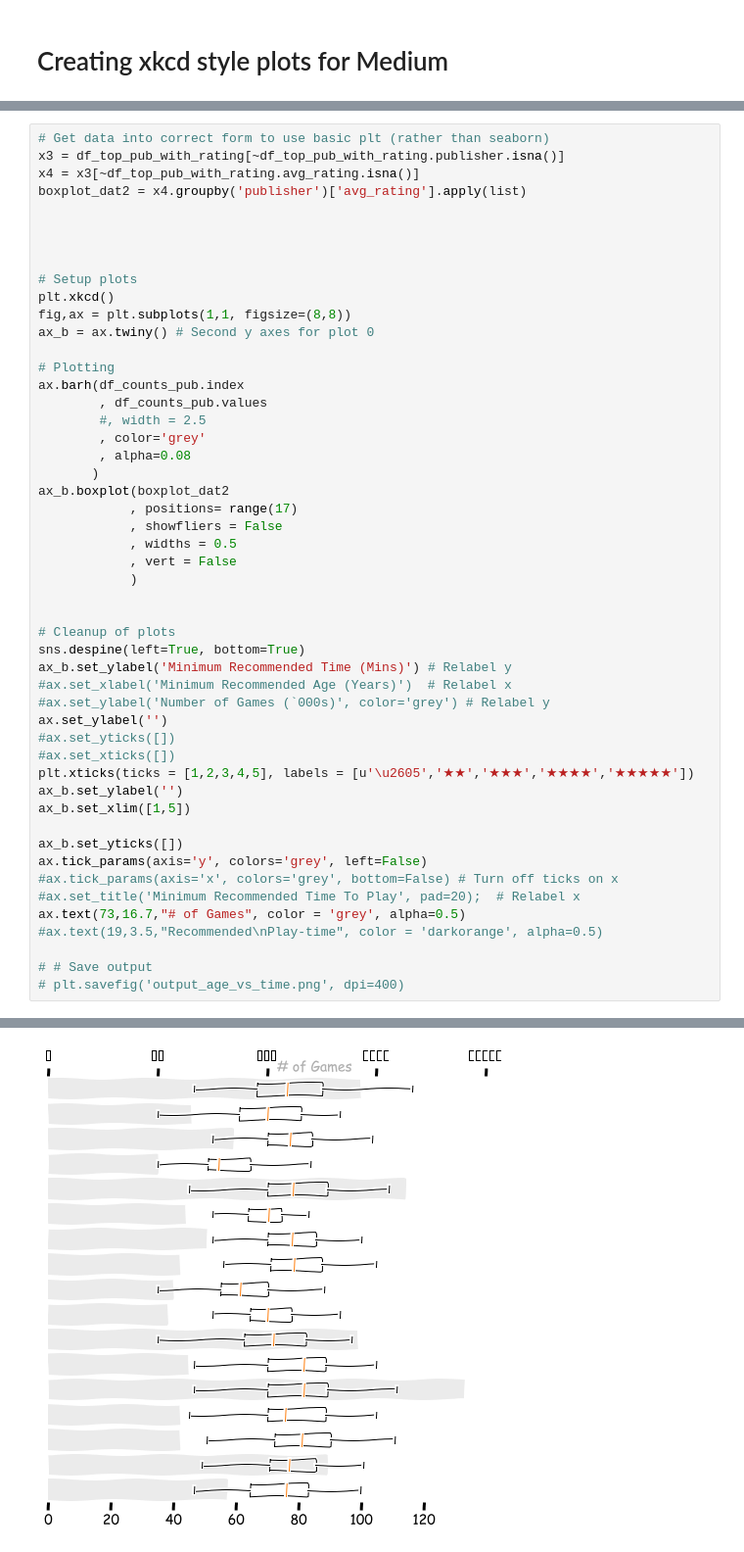
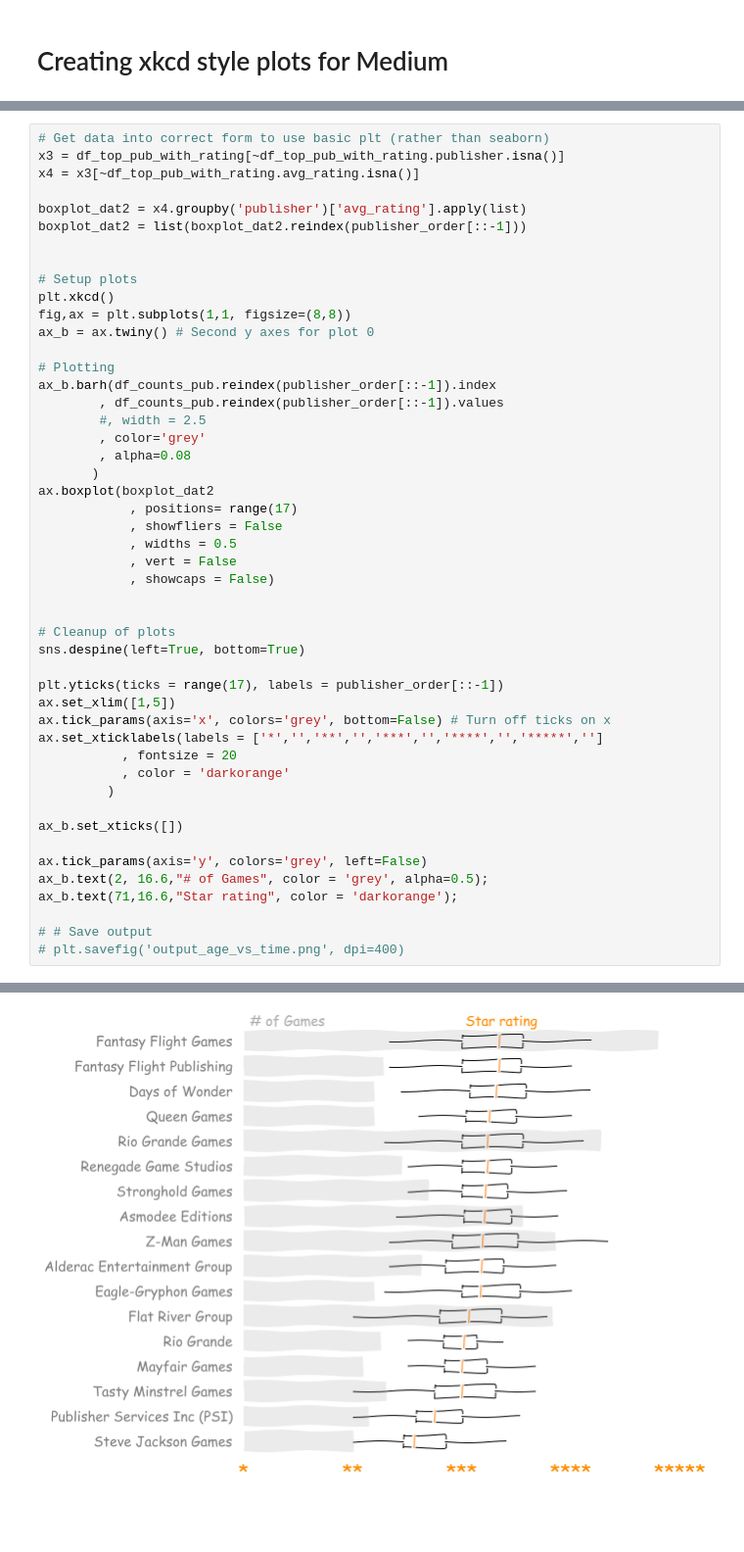
Before and after one commit to paul-stubley/Udacity, a Jupyter notebook: Project_1__Board_Games/Board_Games.ipynb, the cells around one changed output, grey strips where cells are left out. Shown at 98% size. Cells and saved outputs as stored; diff of their text form; blank space fills up the shorter version.

Commit message:
Corrected second chart
Corrected outstanding issues inc. axis, chart is ready for use

```diff
--- a/Project_1__Board_Games/Board_Games.ipynb
+++ b/Project_1__Board_Games/Board_Games.ipynb
@@ -527,9 +528,9 @@ plt.savefig('output_age_vs_time.png', dpi=400)
 # Get data into correct form to use basic plt (rather than seaborn)
 x3 = df_top_pub_with_rating[~df_top_pub_with_rating.publisher.isna()]
 x4 = x3[~df_top_pub_with_rating.avg_rating.isna()]
+
 boxplot_dat2 = x4.groupby('publisher')['avg_rating'].apply(list)
-
-
+boxplot_dat2 = list(boxplot_dat2.reindex(publisher_order[::-1]))
 
 
 # Setup plots
@@ -538,38 +539,36 @@ fig,ax = plt.subplots(1,1, figsize=(8,8))
 ax_b = ax.twiny() # Second y axes for plot 0
 
 # Plotting
-ax.barh(df_counts_pub.index
-        , df_counts_pub.values
+ax_b.barh(df_counts_pub.reindex(publisher_order[::-1]).index
+        , df_counts_pub.reindex(publisher_order[::-1]).values
         #, width = 2.5
         , color='grey'
         , alpha=0.08
        )
-ax_b.boxplot(boxplot_dat2
+ax.boxplot(boxplot_dat2
             , positions= range(17)
             , showfliers = False
             , widths = 0.5
             , vert = False
-            )
+            , showcaps = False)
 
 
 # Cleanup of plots
 sns.despine(left=True, bottom=True)
-ax_b.set_ylabel('Minimum Recommended Time (Mins)') # Relabel y
-#ax.set_xlabel('Minimum Recommended Age (Years)')  # Relabel x
-#ax.set_ylabel('Number of Games (`000s)', color='grey') # Relabel y
-ax.set_ylabel('')
-#ax.set_yticks([])
-#ax.set_xticks([])
-plt.xticks(ticks = [1,2,3,4,5], labels = [u'\u2605','★★','★★★','★★★★','★★★★★'])
-ax_b.set_ylabel('')
-ax_b.set_xlim([1,5])
 
-ax_b.set_yticks([])
+plt.yticks(ticks = range(17), labels = publisher_order[::-1])
+ax.set_xlim([1,5])
+ax.tick_params(axis='x', colors='grey', bottom=False) # Turn off ticks on x
+ax.set_xticklabels(labels = ['*','','**','','***','','****','','*****','']
+           , fontsize = 20
+           , color = 'darkorange'
+         )
+
+ax_b.set_xticks([])
+
 ax.tick_params(axis='y', colors='grey', left=False)
-#ax.tick_params(axis='x', colors='grey', bottom=False) # Turn off ticks on x
-#ax.set_title('Minimum Recommended Time To Play', pad=20);  # Relabel x
-ax.text(73,16.7,"# of Games", color = 'grey', alpha=0.5)
-#ax.text(19,3.5,"Recommended\nPlay-time", color = 'darkorange', alpha=0.5)
+ax_b.text(2, 16.6,"# of Games", color = 'grey', alpha=0.5);
+ax_b.text(71,16.6,"Star rating", color = 'darkorange');
 
 # # Save output
 # plt.savefig('output_age_vs_time.png', dpi=400)
@@ -578 +576 @@ Text(73, 16.7, '# of Games')
-[figure, old version]
+[figure, new version]
```
Also changed, not shown: parts of 7 cells of this notebook, 3 other files.
